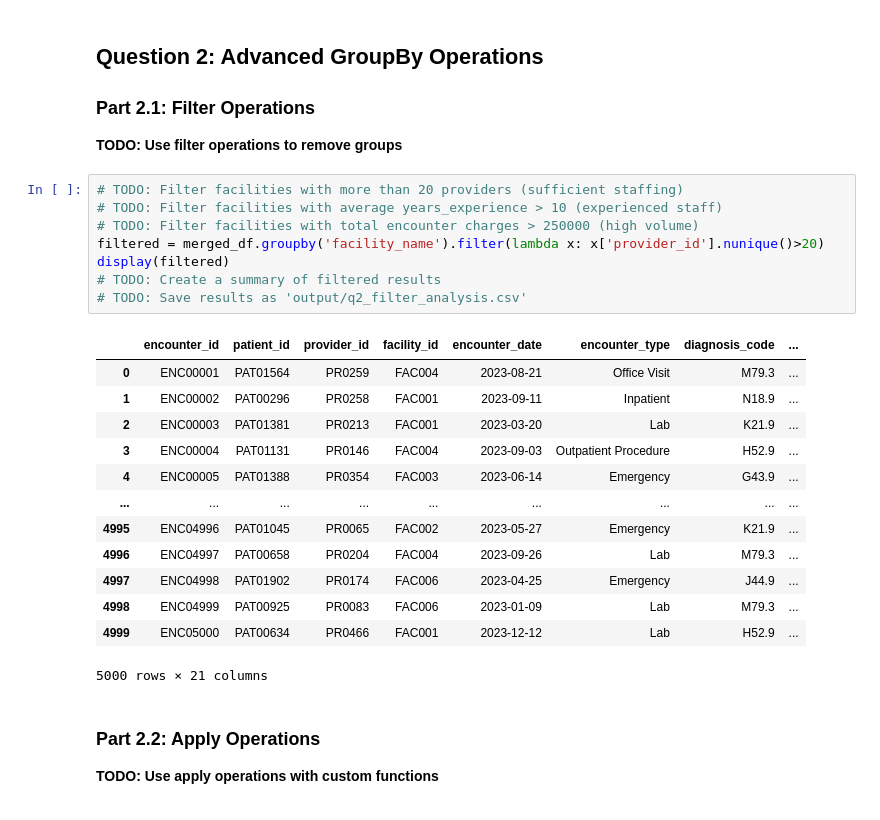
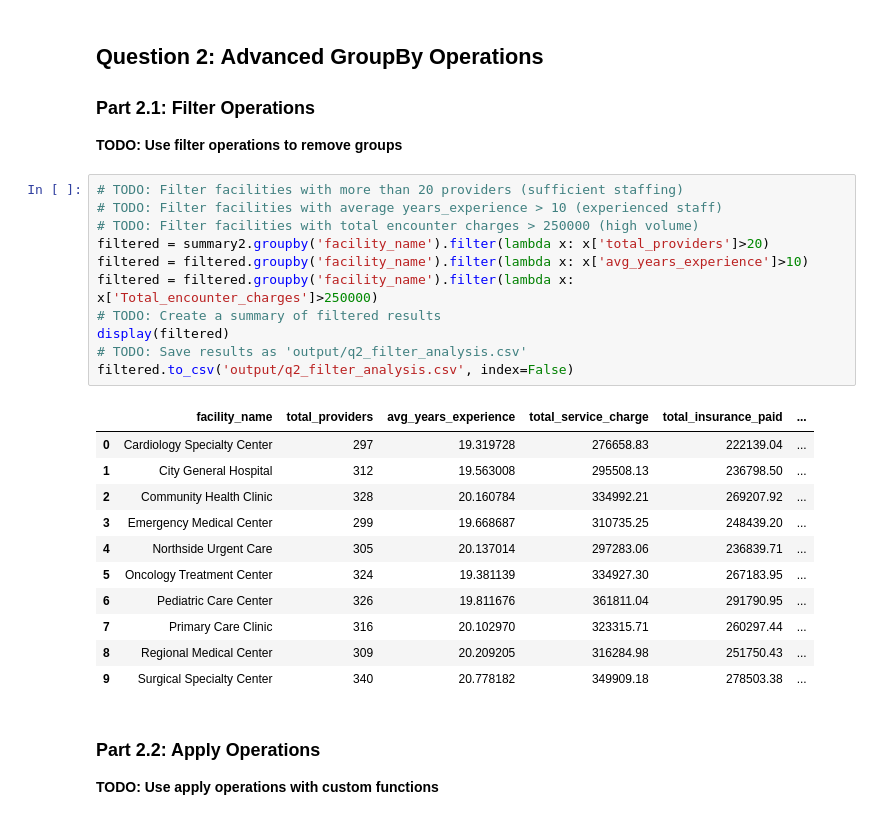
Before and after one commit to UCSF-DataSci/ds217-08-group-filter-and-flow-bobho1999, a Jupyter notebook: assignment.ipynb, the cells around one changed output. Cells and saved outputs as stored; diff of their text form.

```diff
--- a/assignment.ipynb
+++ b/assignment.ipynb
@@ -155,25 +155,26 @@ with open('output/q1_aggregation_report.txt', 'w') as file:
 # %%
 # TODO: Filter facilities with more than 20 providers (sufficient staffing)
 # TODO: Filter facilities with average years_experience > 10 (experienced staff)
 # TODO: Filter facilities with total encounter charges > 250000 (high volume)
-filtered = merged_df.groupby('facility_name').filter(lambda x: x['provider_id'].nunique()>20)
+filtered = summary2.groupby('facility_name').filter(lambda x: x['total_providers']>20)
+filtered = filtered.groupby('facility_name').filter(lambda x: x['avg_years_experience']>10)
+filtered = filtered.groupby('facility_name').filter(lambda x: x['Total_encounter_charges']>250000)
+# TODO: Create a summary of filtered results
 display(filtered)
-# TODO: Create a summary of filtered results
 # TODO: Save results as 'output/q2_filter_analysis.csv'
+filtered.to_csv('output/q2_filter_analysis.csv', index=False)
 # %% [output]
-|  | encounter_id | patient_id | provider_id | facility_id | encounter_date | encounter_type | diagnosis_code | ... |
-| 0 | ENC00001 | PAT01564 | PR0259 | FAC004 | 2023-08-21 | Office Visit | M79.3 | ... |
-| 1 | ENC00002 | PAT00296 | PR0258 | FAC001 | 2023-09-11 | Inpatient | N18.9 | ... |
-| 2 | ENC00003 | PAT01381 | PR0213 | FAC001 | 2023-03-20 | Lab | K21.9 | ... |
-| 3 | ENC00004 | PAT01131 | PR0146 | FAC004 | 2023-09-03 | Outpatient Procedure | H52.9 | ... |
-| 4 | ENC00005 | PAT01388 | PR0354 | FAC003 | 2023-06-14 | Emergency | G43.9 | ... |
-| ... | ... | ... | ... | ... | ... | ... | ... | ... |
-| 4995 | ENC04996 | PAT01045 | PR0065 | FAC002 | 2023-05-27 | Emergency | K21.9 | ... |
-| 4996 | ENC04997 | PAT00658 | PR0204 | FAC004 | 2023-09-26 | Lab | M79.3 | ... |
-| 4997 | ENC04998 | PAT01902 | PR0174 | FAC006 | 2023-04-25 | Emergency | J44.9 | ... |
-| 4998 | ENC04999 | PAT00925 | PR0083 | FAC006 | 2023-01-09 | Lab | M79.3 | ... |
-| 4999 | ENC05000 | PAT00634 | PR0466 | FAC001 | 2023-12-12 | Lab | H52.9 | ... |
+|  | facility_name | total_providers | avg_years_experience | total_service_charge | total_insurance_paid | ... |
+| 0 | Cardiology Specialty Center | 297 | 19.319728 | 276658.83 | 222139.04 | ... |
+| 1 | City General Hospital | 312 | 19.563008 | 295508.13 | 236798.50 | ... |
+| 2 | Community Health Clinic | 328 | 20.160784 | 334992.21 | 269207.92 | ... |
+| 3 | Emergency Medical Center | 299 | 19.668687 | 310735.25 | 248439.20 | ... |
+| 4 | Northside Urgent Care | 305 | 20.137014 | 297283.06 | 236839.71 | ... |
+| 5 | Oncology Treatment Center | 324 | 19.381139 | 334927.30 | 267183.95 | ... |
+| 6 | Pediatric Care Center | 326 | 19.811676 | 361811.04 | 291790.95 | ... |
+| 7 | Primary Care Clinic | 316 | 20.102970 | 323315.71 | 260297.44 | ... |
+| 8 | Regional Medical Center | 309 | 20.209205 | 316284.98 | 251750.43 | ... |
+| 9 | Surgical Specialty Center | 340 | 20.778182 | 349909.18 | 278503.38 | ... |
-5000 rows × 21 columns
 # %% [markdown]
 ### Part 2.2: Apply Operations
 
```
Also changed, not shown: 1 other file.
